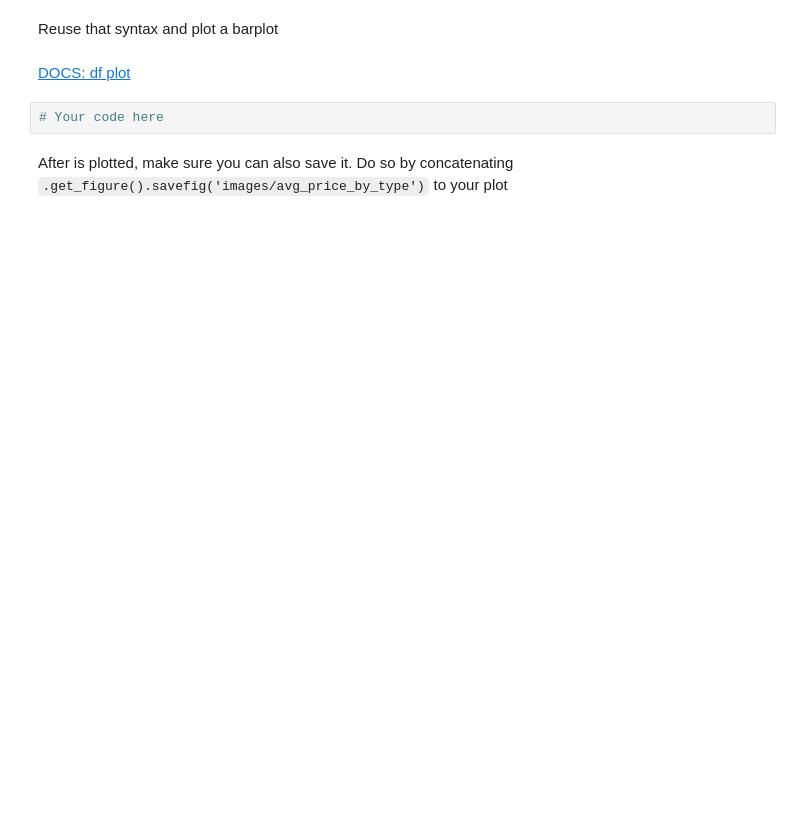
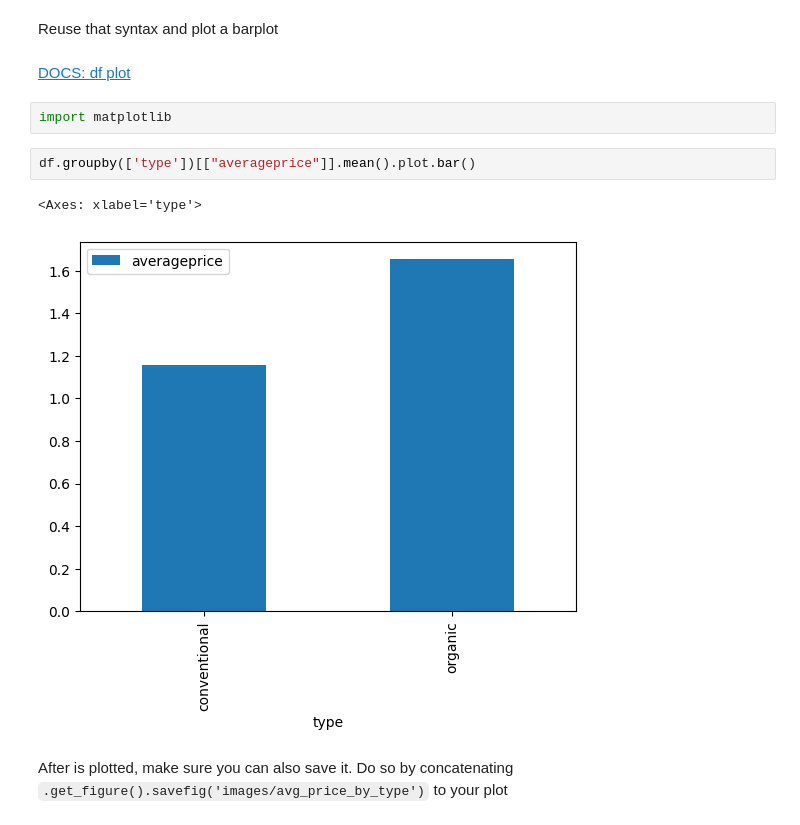
Before and after one commit to Ironhack-data-bcn-april-2023/lab-encapsulation-modularization, a Jupyter notebook: Iteration 1.ipynb, the cells around one changed output. Cells and saved outputs as stored; diff of their text form; blank space fills up the shorter version.

```diff
--- a/Iteration 1.ipynb
+++ b/Iteration 1.ipynb
@@ -194,8 +220,13 @@ Group by type and aggregate by the mean of the average price
 Reuse that syntax and plot a barplot
 # %% [markdown]
 [DOCS: df plot](https://pandas.pydata.org/docs/reference/api/pandas.DataFrame.plot.bar.html)
+# %%
+import matplotlib
 # %%
-# Your code here
+df.groupby(['type'])[["averageprice"]].mean().plot.bar()
+# %% [output]
+<Axes: xlabel='type'>
+[figure, added]
 # %% [markdown]
 After is plotted, make sure you can also save it. Do so by concatenating `.get_figure().savefig('images/avg_price_by_type')` to your plot
 # %%
```
Also changed, not shown: parts of 7 cells of this notebook, 4 other files.
